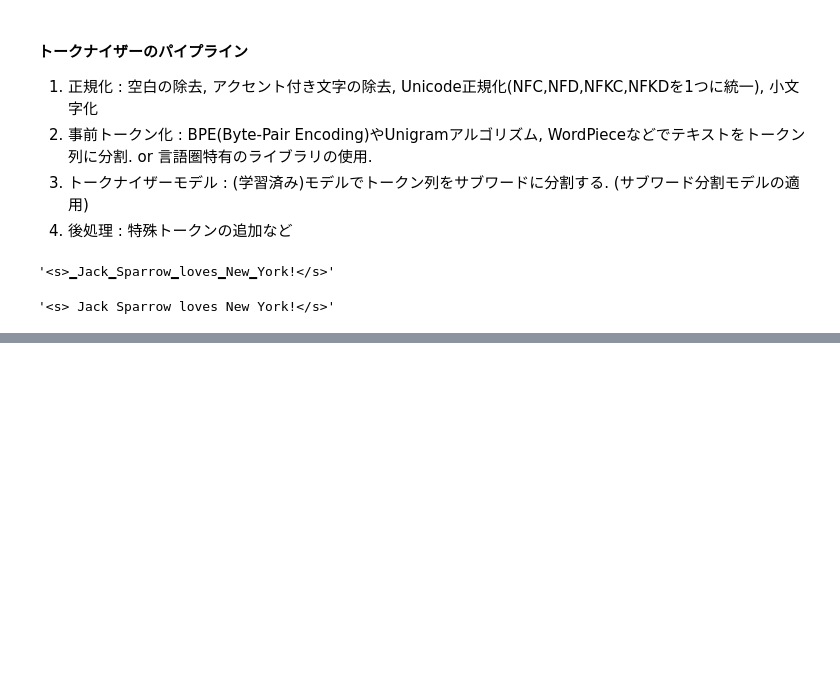
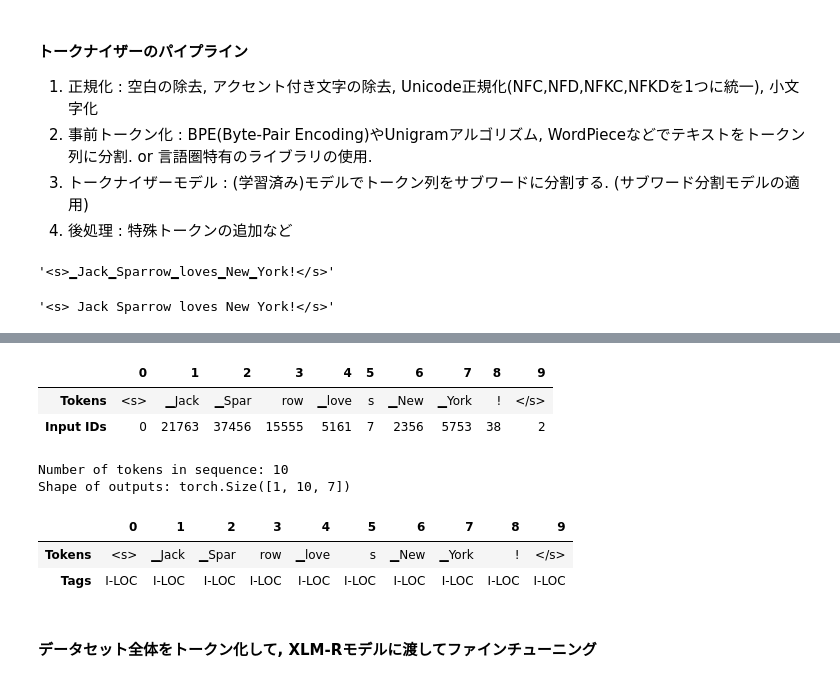
Before and after one commit to inoueshinichi/Book_Transformers, a Jupyter notebook: ch04_ner.ipynb, the cells around one changed output, grey strips where cells are left out. Saved outputs shown, nothing was run; the diff lists cells and outputs as text; code cells hidden in the pictures; blank space fills up the shorter version.

```diff
--- a/ch04_ner.ipynb
+++ b/ch04_ner.ipynb
@@ -288,0 +370,23 @@ print(xlmr_tokens) # <s>, _***, </s>
+# %%
+# トークナイザーとモデルの動作チェック
+input_ids = xlmr_tokenizer.encode(text, return_tensors="pt")
+pd.DataFrame([xlmr_tokens, input_ids[0].numpy()], index=["Tokens", "Input IDs"])
+# %% [output]
+|  | 0 | 1 | 2 | 3 | 4 | 5 | 6 | 7 | 8 | 9 |
+| Tokens | <s> | ▁Jack | ▁Spar | row | ▁love | s | ▁New | ▁York | ! | </s> |
+| Input IDs | 0 | 21763 | 37456 | 15555 | 5161 | 7 | 2356 | 5753 | 38 | 2 |
+# %%
+outputs = xlmr_model(input_ids.to(device)).logits
+predictions = torch.argmax(outputs, dim=-1)
+print(f"Number of tokens in sequence: {len(xlmr_tokens)}")
+print(f"Shape of outputs: {outputs.shape}") # (Batch,Token,Class)
+# %% [output]
+Number of tokens in sequence: 10
+Shape of outputs: torch.Size([1, 10, 7])
+# %%
+preds = [tags.names[p] for p in predictions[0].cpu().numpy()]
+pd.DataFrame([xlmr_tokens, preds], index=["Tokens", "Tags"]) # ファインチューニングしていないので適当な値が出る
+# %% [output]
+|  | 0 | 1 | 2 | 3 | 4 | 5 | 6 | 7 | 8 | 9 |
+| Tokens | <s> | ▁Jack | ▁Spar | row | ▁love | s | ▁New | ▁York | ! | </s> |
+| Tags | I-LOC | I-LOC | I-LOC | I-LOC | I-LOC | I-LOC | I-LOC | I-LOC | I-LOC | I-LOC |
@@ -288,0 +407,2 @@ print(xlmr_tokens) # <s>, _***, </s>
+# %% [markdown]
+#### データセット全体をトークン化して, XLM-Rモデルに渡してファインチューニング
```
Also changed, not shown: parts of 37 cells of this notebook.
